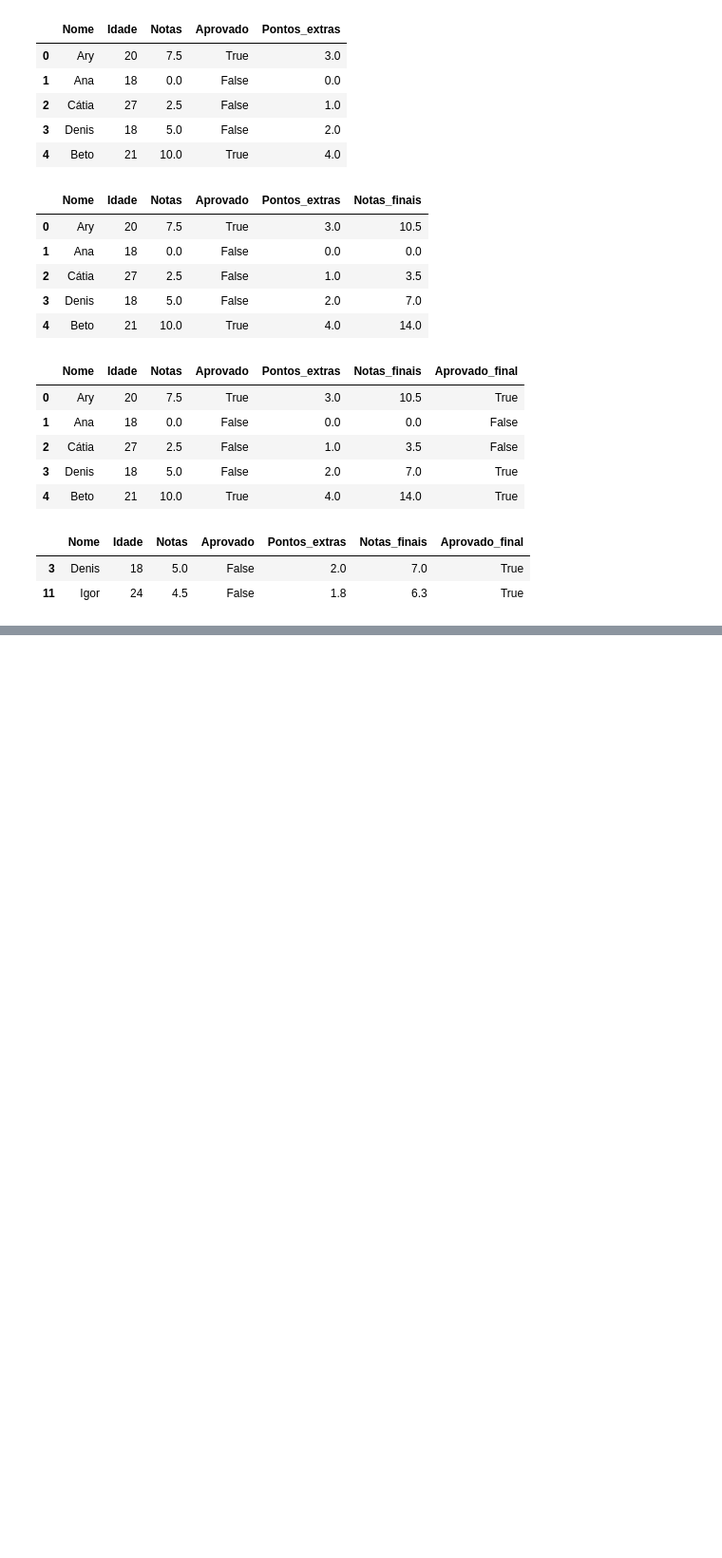
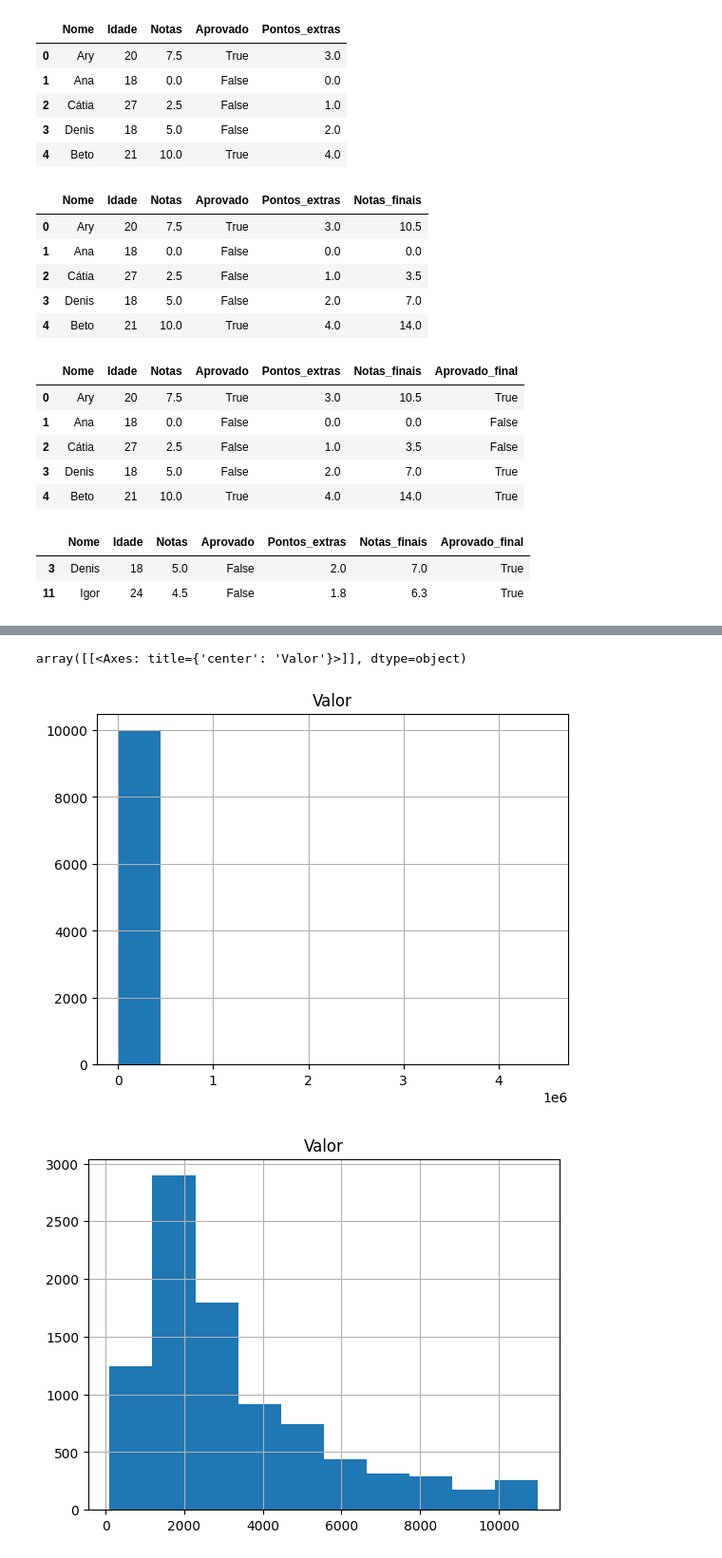
Before and after one commit to viegasgr/introDS, a Jupyter notebook: introPandas.ipynb, the cells around one changed output, grey strips where cells are left out. Shown at 95% size. Drawn from its saved outputs; the diff is of its cells as text; code cells hidden in the pictures; blank space fills up the shorter version.

```diff
--- a/introPandas.ipynb
+++ b/introPandas.ipynb
@@ -655,0 +708,7 @@ df_alunos.query('Aprovado == False & Aprovado_final == True') #verificando quem
+# %%
+dados.hist(['Valor']) #a presença de outliers mt absurdos faz com que o histograma fique ruim de visualizar
+dados_new.hist(['Valor']) #melhor visualizavel
+# %% [output]
+array([[<Axes: title={'center': 'Valor'}>]], dtype=object)
+[figure, added]
+[figure, added]
```
Also changed, not shown: parts of 14 cells of this notebook.
